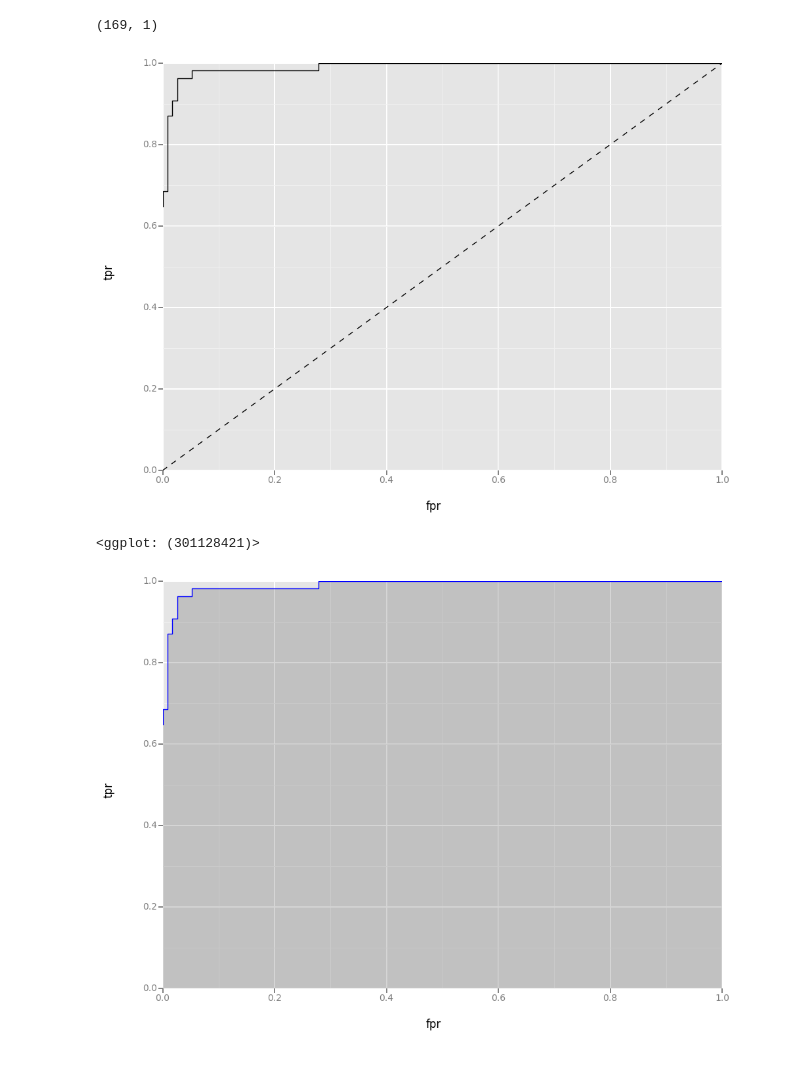
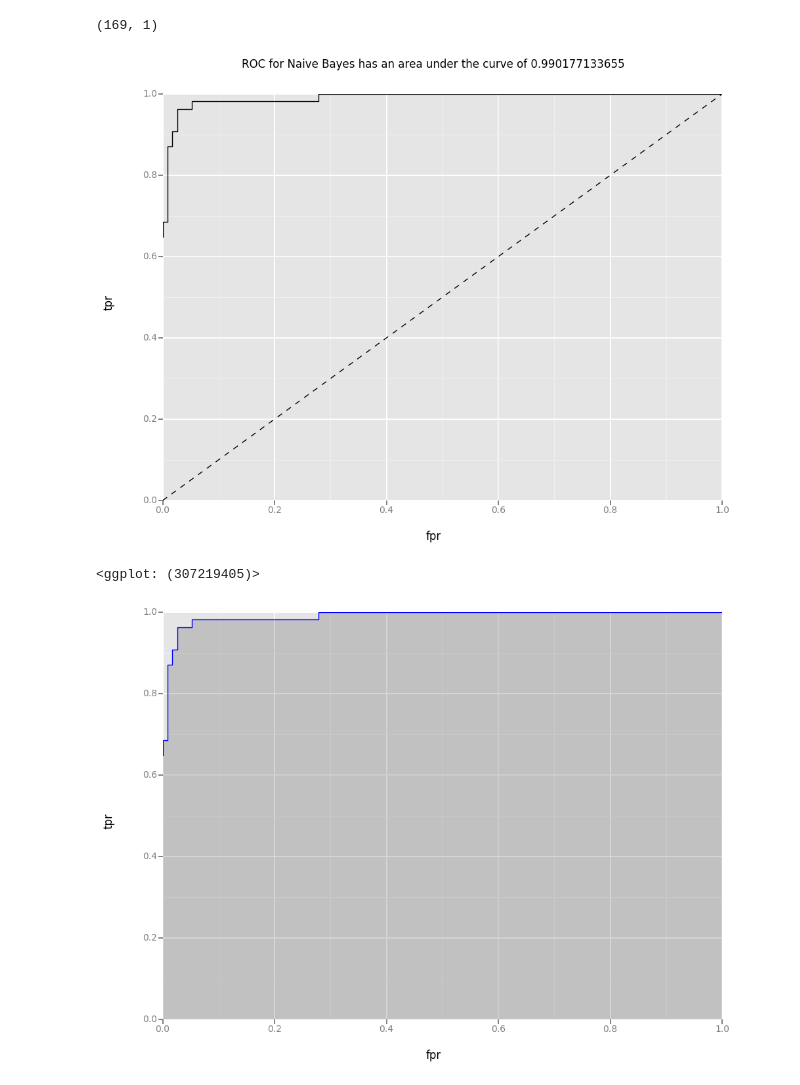
Before and after one commit to bora-pajo/breast-cancer-prediction, a Jupyter notebook: breast_cancer_clean.ipynb, the cells around one changed output. Cells and saved outputs as stored; diff of their text form; code cells hidden in the pictures.

```diff
--- a/breast_cancer_clean.ipynb
+++ b/breast_cancer_clean.ipynb
@@ -363,15 +363,19 @@ from ggplot import *
 # %%
 # ROC curve for Naive Bayes
 preds = clf_D.predict_proba(X_test)[:,1]
 fpr, tpr, _ = metrics.roc_curve(Y_test, preds)
 
 df = pd.DataFrame(dict(fpr=fpr, tpr=tpr))
 ggplot(df, aes(x='fpr', y='tpr')) +\
     geom_line() +\
-    geom_abline(linetype='dashed')
+    geom_abline(linetype='dashed')+\
+    ggtitle ("ROC for Naive Bayes has an area under the curve of " + str(metrics.auc(fpr,tpr)))
+#auc = metrics.auc(fpr,tpr)
+#ggtitle ("Area under the curve is "+ str(auc))
+#ggtitle("ROC Curve w/ AUC=%s" % str(auc))
 # %% [output]
-[figure, old version]
+[figure, new version]
-<ggplot: (301128421)>
+<ggplot: (307219405)>
 # %%
 auc = metrics.auc(fpr,tpr)
 ggplot(df, aes(x='fpr', y='tpr')) + geom_area(alpha=0.2) + geom_line(aes(y='tpr', color = 'blue'))
```
Also changed, not shown: parts of 12 cells of this notebook.
